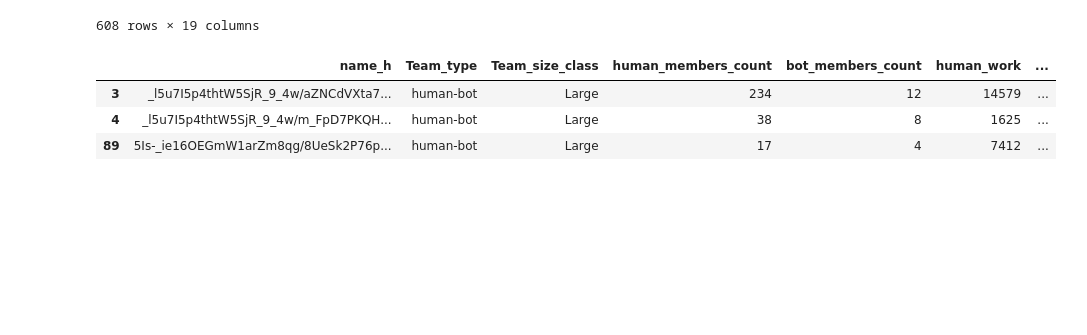
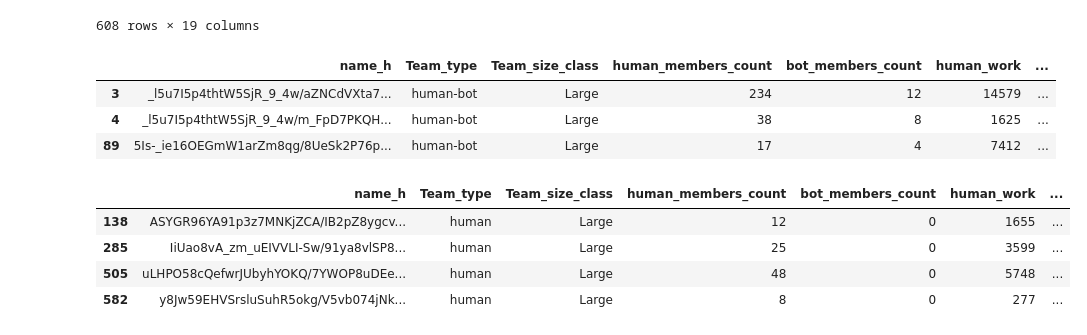
Before and after one commit to MarkLannen/week8labs, a Jupyter notebook: 08_Instructor_Lab_Lannen.ipynb, the cells around one changed output. Cells and saved outputs as stored; diff of their text form; code cells hidden in the pictures; blank space fills up the shorter version.

Commit message:
Find the `human` teams that are `Large` and have a `human_gini` value greater than and equal to 0.75.

```diff
--- a/08_Instructor_Lab_Lannen.ipynb
+++ b/08_Instructor_Lab_Lannen.ipynb
@@ -90,3 +90,17 @@ filtered_df
 | 3 | _l5u7I5p4thtW5SjR_9_4w/aZNCdVXta7... | human-bot | Large | 234 | 12 | 14579 | ... |
 | 4 | _l5u7I5p4thtW5SjR_9_4w/m_FpD7PKQH... | human-bot | Large | 38 | 8 | 1625 | ... |
 | 89 | 5Is-_ie16OEGmW1arZm8qg/8UeSk2P76p... | human-bot | Large | 17 | 4 | 7412 | ... |
+# %%
+#Find the `human` teams that are `Large` and have a `human_gini` value greater than and equal to 0.75.
+filtered_df = df[
+    (df["Team_type"] == "human") &
+    (df["Team_size_class"] == "Large") &
+    (df["human_gini"] >= 0.75)
+]
+filtered_df
+# %% [output]
+|  | name_h | Team_type | Team_size_class | human_members_count | bot_members_count | human_work | ... |
+| 138 | ASYGR96YA91p3z7MNKjZCA/IB2pZ8ygcv... | human | Large | 12 | 0 | 1655 | ... |
+| 285 | IiUao8vA_zm_uEIVVLI-Sw/91ya8vlSP8... | human | Large | 25 | 0 | 3599 | ... |
+| 505 | uLHPO58cQefwrJUbyhYOKQ/7YWOP8uDEe... | human | Large | 48 | 0 | 5748 | ... |
+| 582 | y8Jw59EHVSrsluSuhR5okg/V5vb074jNk... | human | Large | 8 | 0 | 277 | ... |
```
